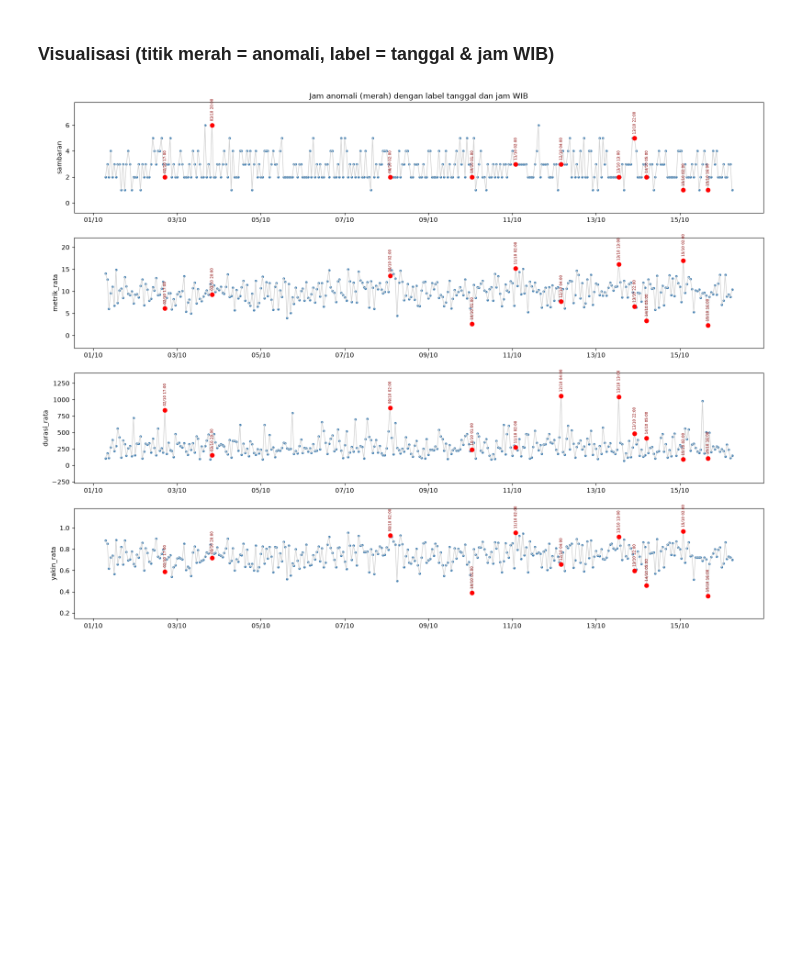
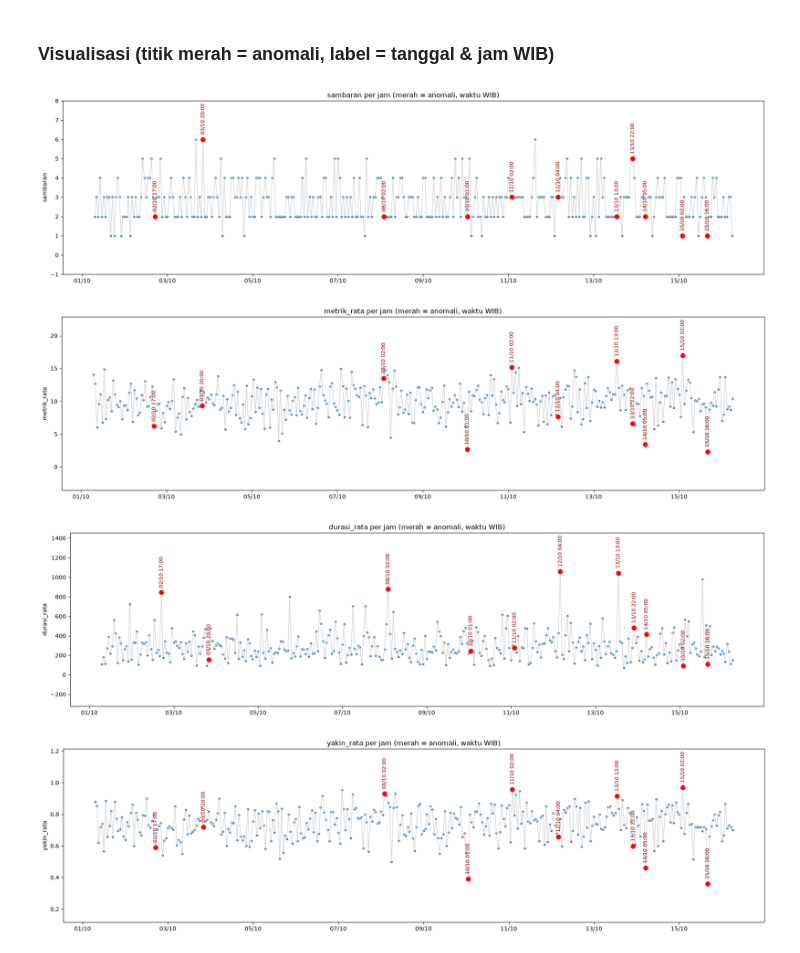
Before and after one commit to zulvanadrian-spec/Final-Project---Jarkom, a Jupyter notebook: FP_Jarkom.ipynb, the cells around one changed output. Saved outputs shown, nothing was run; the diff lists cells and outputs as text; code cells hidden in the pictures; blank space fills up the shorter version.

```diff
--- a/FP_Jarkom.ipynb
+++ b/FP_Jarkom.ipynb
@@ -183,32 +186,32 @@ waktu_utc
 # %% [markdown]
 ### Visualisasi (titik merah = anomali, label = tanggal & jam WIB)
 # %%
-fig, axes = plt.subplots(len(fitur), 1, figsize=(16, 12), sharex=True)
-
-for ax, kolom in zip(axes, fitur):
+for kolom in fitur:
     normal = p[~p["anomali_if"]]
     anomali = p[p["anomali_if"]]
 
+    fig, ax = plt.subplots(figsize=(18, 5))
     ax.plot(p.index, p[kolom], color="lightgray", lw=1)
-    ax.scatter(normal.index, normal[kolom], s=8, color="steelblue")
-    ax.scatter(anomali.index, anomali[kolom], s=40, color="red", zorder=3)
+    ax.scatter(normal.index, normal[kolom], s=10, color="steelblue")
+    ax.scatter(anomali.index, anomali[kolom], s=60, color="red", zorder=3)
 
     for waktu, baris in anomali.iterrows():
         ax.annotate(
             waktu.strftime("%d/%m %H:%M"),
             (waktu, baris[kolom]),
-            textcoords="offset points", xytext=(0, 6),
+            textcoords="offset points", xytext=(0, 8),
             ha="center", va="bottom",
-            fontsize=6, rotation=90, color="darkred",
+            fontsize=9, rotation=90, color="darkred",
         )
 
-    ax.margins(y=0.35)
+    ax.margins(y=0.4)
+    ax.set_title(f"{kolom} per jam (merah = anomali, waktu WIB)")
     ax.set_ylabel(kolom)
     ax.xaxis.set_major_formatter(mdates.DateFormatter("%d/%m", tz=p.index.tz))
-    ax.tick_params(labelbottom=True)
-
-axes[0].set_title("Jam anomali (merah) dengan label tanggal dan jam WIB")
-plt.tight_layout()
-plt.show()
+    plt.tight_layout()
+    plt.show()
 # %% [output]
-[figure, old version]
+[figure, new version]
+[figure, added]
+[figure, added]
+[figure, added]
```
Also changed, not shown: parts of 2 cells of this notebook.
